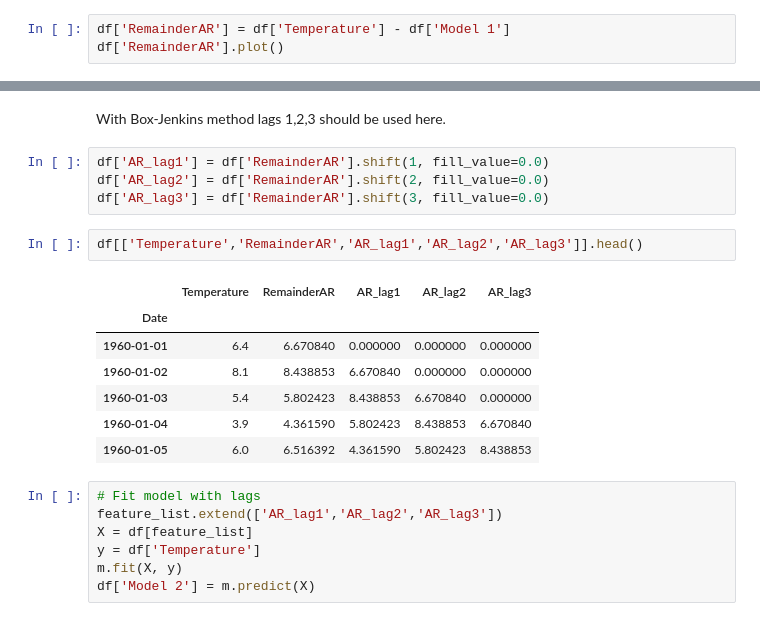
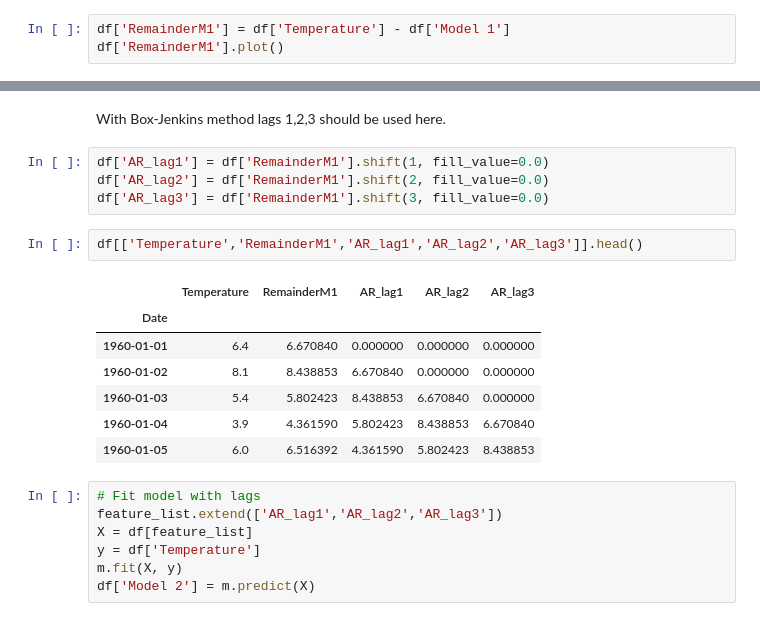
Before and after one commit to raphaelw/data-science-bootcamp, a Jupyter notebook: 07_week/project/time_series_weather.ipynb, the cells around one changed output, grey strips where cells are left out. Saved outputs shown, nothing was run; the diff lists cells and outputs as text.

```diff
--- a/07_week/project/time_series_weather.ipynb
+++ b/07_week/project/time_series_weather.ipynb
@@ -233,8 +233,8 @@ df.loc['1961',['Temperature', 'Model 1']].plot(ax=ax[1])
 
 Extract remainder
 # %%
-df['RemainderAR'] = df['Temperature'] - df['Model 1']
-df['RemainderAR'].plot()
+df['RemainderM1'] = df['Temperature'] - df['Model 1']
+df['RemainderM1'].plot()
 # %% [output]
 <AxesSubplot:xlabel='Date'>
 [figure]
@@ -248,13 +248,13 @@ pass
 # %% [markdown]
 With Box-Jenkins method lags 1,2,3 should be used here.
 # %%
-df['AR_lag1'] = df['RemainderAR'].shift(1, fill_value=0.0)
-df['AR_lag2'] = df['RemainderAR'].shift(2, fill_value=0.0)
-df['AR_lag3'] = df['RemainderAR'].shift(3, fill_value=0.0)
+df['AR_lag1'] = df['RemainderM1'].shift(1, fill_value=0.0)
+df['AR_lag2'] = df['RemainderM1'].shift(2, fill_value=0.0)
+df['AR_lag3'] = df['RemainderM1'].shift(3, fill_value=0.0)
 # %%
-df[['Temperature','RemainderAR','AR_lag1','AR_lag2','AR_lag3']].head()
+df[['Temperature','RemainderM1','AR_lag1','AR_lag2','AR_lag3']].head()
 # %% [output]
-|  | Temperature | RemainderAR | AR_lag1 | AR_lag2 | AR_lag3 |
+|  | Temperature | RemainderM1 | AR_lag1 | AR_lag2 | AR_lag3 |
 | Date |  |  |  |  |  |
 | 1960-01-01 | 6.4 | 6.670840 | 0.000000 | 0.000000 | 0.000000 |
 | 1960-01-02 | 8.1 | 8.438853 | 6.670840 | 0.000000 | 0.000000 |
```
Also changed, not shown: parts of 3 cells of this notebook.
